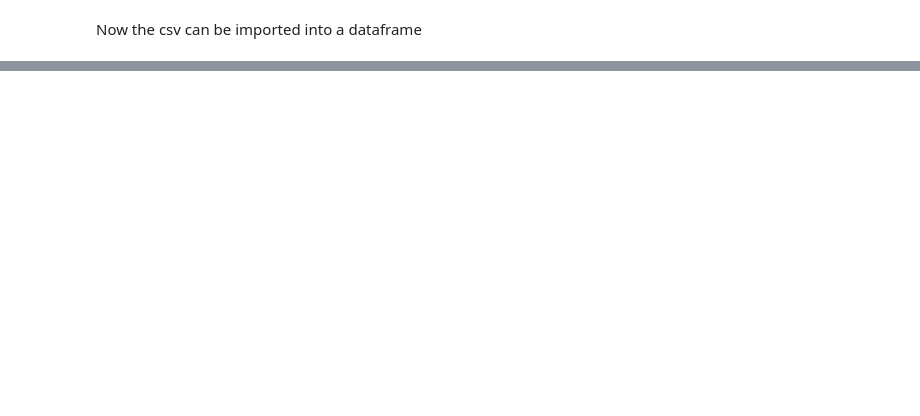
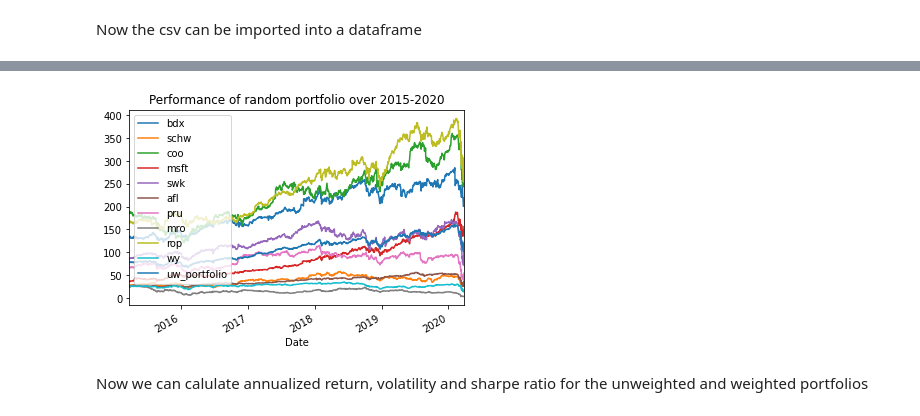
Before and after one commit to CAP4770-group9-project/final-project, a Jupyter notebook: classical_portfolio_optimization.ipynb, the cells around one changed output, grey strips where cells are left out. Saved outputs shown, nothing was run; the diff lists cells and outputs as text; code cells hidden in the pictures; blank space fills up the shorter version.

```diff
--- a/classical_portfolio_optimization.ipynb
+++ b/classical_portfolio_optimization.ipynb
@@ -196,0 +296,8 @@ plt.show()
+# %%
+#obtain price data for test period
+testPrices = ffn.get(randomTickers,start='2015-03-26', end='2020-03-26')
+ax = testPrices.plot(title="Performance of random portfolio over 2015-2020")
+# %% [output]
+[figure, added]
+# %% [markdown]
+Now we can calulate annualized return, volatility and sharpe ratio for the unweighted and weighted portfolios
```
Also changed, not shown: parts of 25 cells of this notebook.
